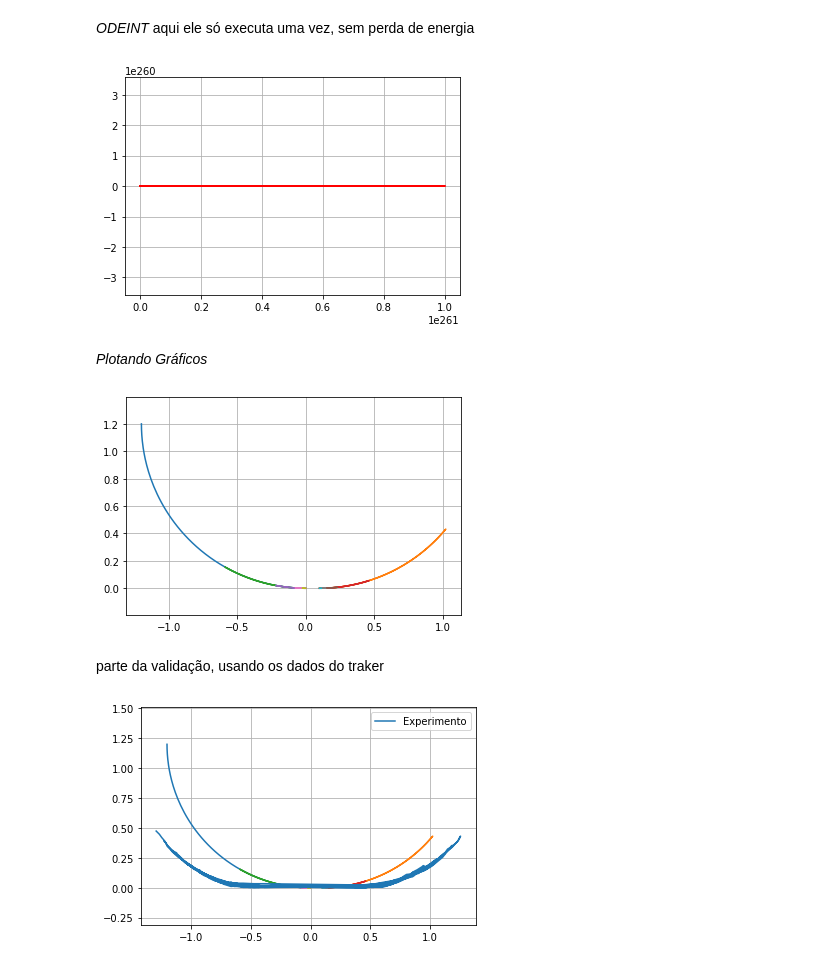
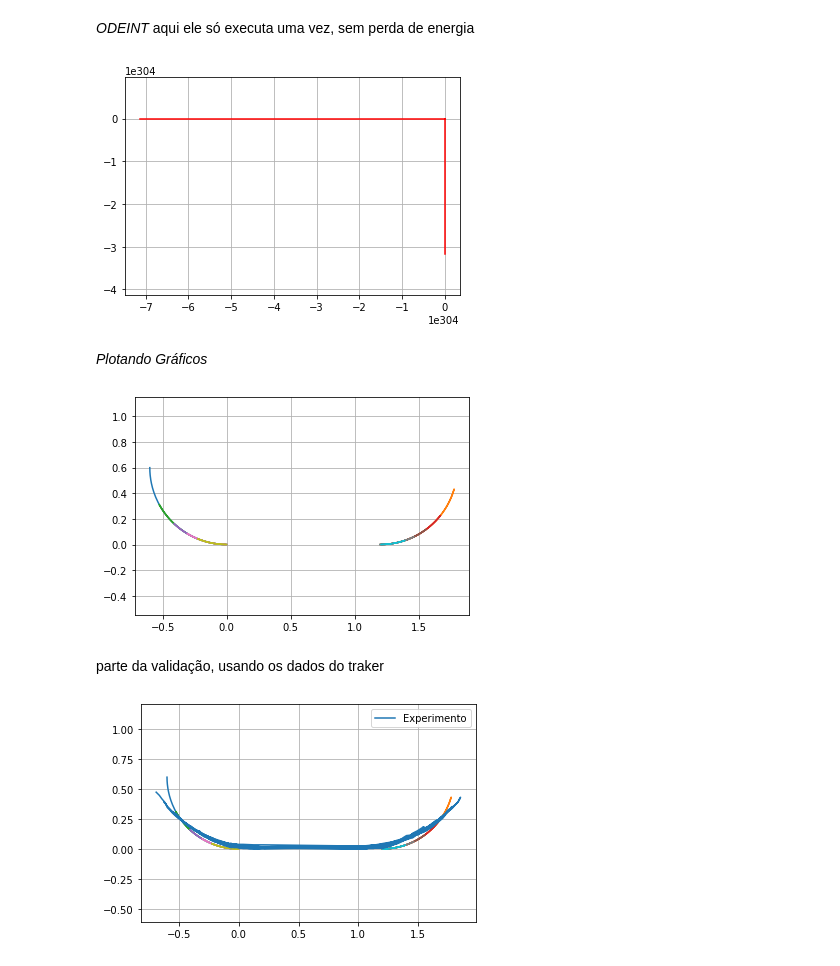
Before and after one commit to Arthur-Barreto/p3_modsim, a Jupyter notebook: Projeto 3 .ipynb, the cells around one changed output. Saved outputs shown, nothing was run; the diff lists cells and outputs as text; code cells hidden in the pictures.

```diff
--- a/Projeto 3 .ipynb
+++ b/Projeto 3 .ipynb
@@ -17,11 +17,11 @@ Nesta etapa se encontram-se 6 cláusulas de código, que formaram os parâmetros
 # %% [markdown]
 *Parâmetros do Modelo*
 # %%
-l = 1.2 #compr. do fio em metros
+l = 0.6 #compr. do fio em metros
 g = 9.8 #gravidade em m/s²
 m = 128e-3 # massa da bolihna em kg
-d = 1e-1 #dist. entre os centros das bolinhas móveis, na parte mais baixa, dada em metros
-K = 0.6 #percentual que se mantém da energia a cada impacto
+d = 1.2 #dist. entre os centros das bolinhas móveis, na parte mais baixa, dada em metros
+K = 0.85 #percentual que se mantém da energia a cada impacto
 # %% [markdown]
 *Modelo*
 # %%
@@ -50,11 +50,11 @@ def modelo(lista,t):
 *Lista de Tempo*
 # %%
 #Condições Iniciais
-x = -1.291
+x = -1.6
 y = 0.475
 escala = 1
 
-CI = [ escala*x , escala*y , 0 , 0 ]
+CI = [ -1.6 , 0.475 , 0 , 0 ]
 
 
 tf = 2
@@ -85,7 +85,7 @@ plt.axis("equal")
 plt.grid(True)
 plt.show()
 # %% [output]
-[figure, old version]
+[figure, new version]
 # %% [markdown]
 *Plotando Gráficos*
 # %%
@@ -133,7 +133,7 @@ plt.axis("equal")
 plt.grid(True)
 plt.show()
 # %% [output]
-[figure, old version]
+[figure, new version]
 # %% [markdown]
 parte da validação, usando os dados do traker
 # %%
@@ -150,42 +150,44 @@ ye = data.y.tolist()
 vxe = data.vx.tolist()
 vye = data.vy.tolist()
 
-CI = [ - l , l , 0 , 0 ]
+CI = [ -l , l , 0 , 0 ]
 
 tf = 2
 dt = 1e-2
 lista_t = np.arange(0,tf,dt)
 
 for i in range(10):
 
     if i%2 == 0 :
 
-        solucao = odeint( modelo , CI , lista_t, mxordn = 1 )
+        solucao = odeint( modelo , CI , lista_t,mxordn = 1)
 
         lista_x = solucao[:,0]
         lista_y = solucao[:,1]
         lista_vx = solucao[:,2]
 
         plt.plot(lista_x,lista_y)
 
         CI = [0,0,K*lista_vx[-1],0]
 
     else:
 
-        solucao = odeint( modelo , CI , lista_t, mxordn = 1 )
+        solucao = odeint( modelo , CI , lista_t,mxordn = 1 )
 
         lista_x = solucao[:,0] + d
         lista_y = solucao[:,1]
         lista_vx = solucao[:,2]
 
         plt.plot(lista_x , lista_y)
 
         CI = [0,0,K*lista_vx[-1],0]
-
-plt.plot(xe,ye,label = "Experimento")
+lista_x = []
+for e in xe:
+    lista_x.append(e+0.6)
+plt.plot(lista_x,ye,label = "Experimento")
 plt.legend()
 plt.axis("equal")
 plt.grid(True)
 plt.show()
 # %% [output]
-[figure, old version]
+[figure, new version]
```
